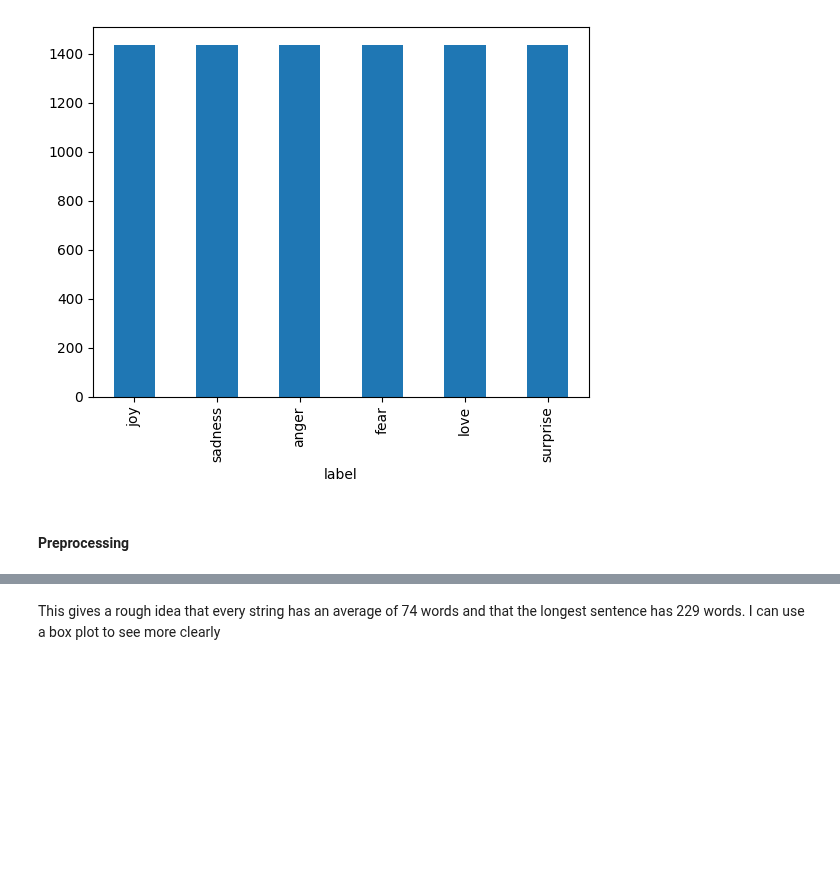
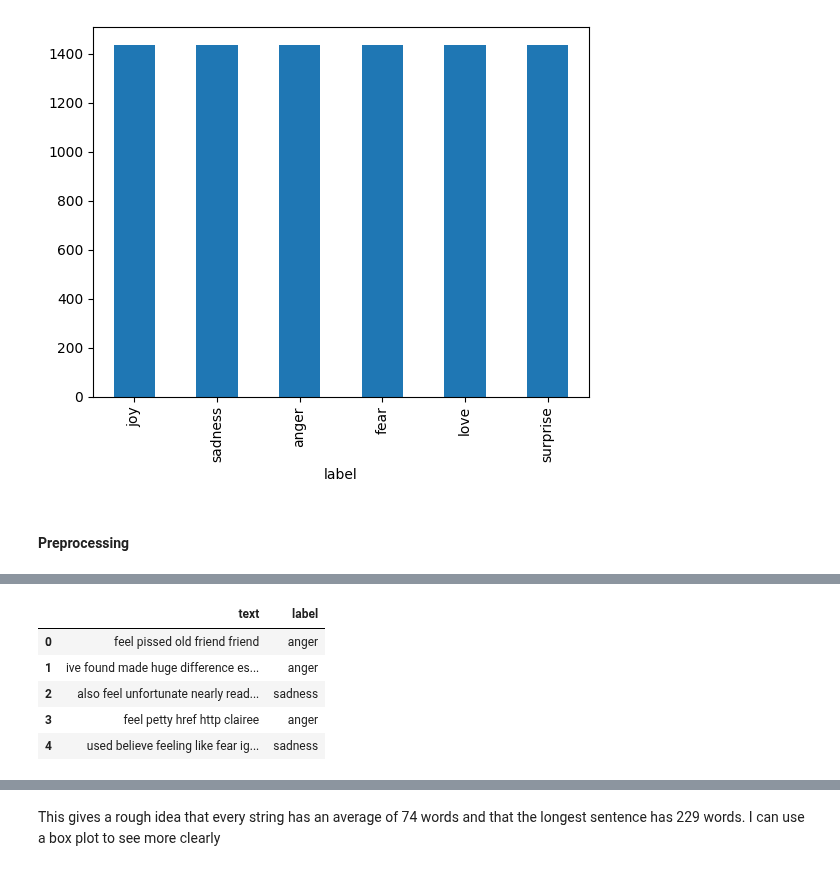
Before and after one commit to SCGlass/deep_learning, a Jupyter notebook: Lab_RNN/RNN_lab.ipynb, the cells around one changed output, grey strips where cells are left out. Saved outputs shown, nothing was run; the diff lists cells and outputs as text; code cells hidden in the pictures; blank space fills up the shorter version.

```diff
--- a/Lab_RNN/RNN_lab.ipynb
+++ b/Lab_RNN/RNN_lab.ipynb
@@ -253,3 +259,7 @@ data
 8628 rows × 2 columns
 # %%
 data.to_csv("../Lab_RNN/Data/new_data.csv")
+# %%
+# testing original data
+original_data = pd.read_csv("../Lab_RNN/Data/emotions.csv")
+original_data.head()
@@ -275,3 +292,13 @@ def preprocess_text(text):
     processed_text = " ".join(lemmatized_tokens)
 
     return processed_text
+# %%
+original_data.loc[:, "text"] = original_data["text"].apply(preprocess_text)
+original_data.head()
+# %% [output]
+|  | text | label |
+| 0 | feel pissed old friend friend | anger |
+| 1 | ive found made huge difference es... | anger |
+| 2 | also feel unfortunate nearly read... | sadness |
+| 3 | feel petty href http clairee | anger |
+| 4 | used believe feeling like fear ig... | sadness |
```
Also changed, not shown: parts of 22 cells of this notebook, 2 other files.
